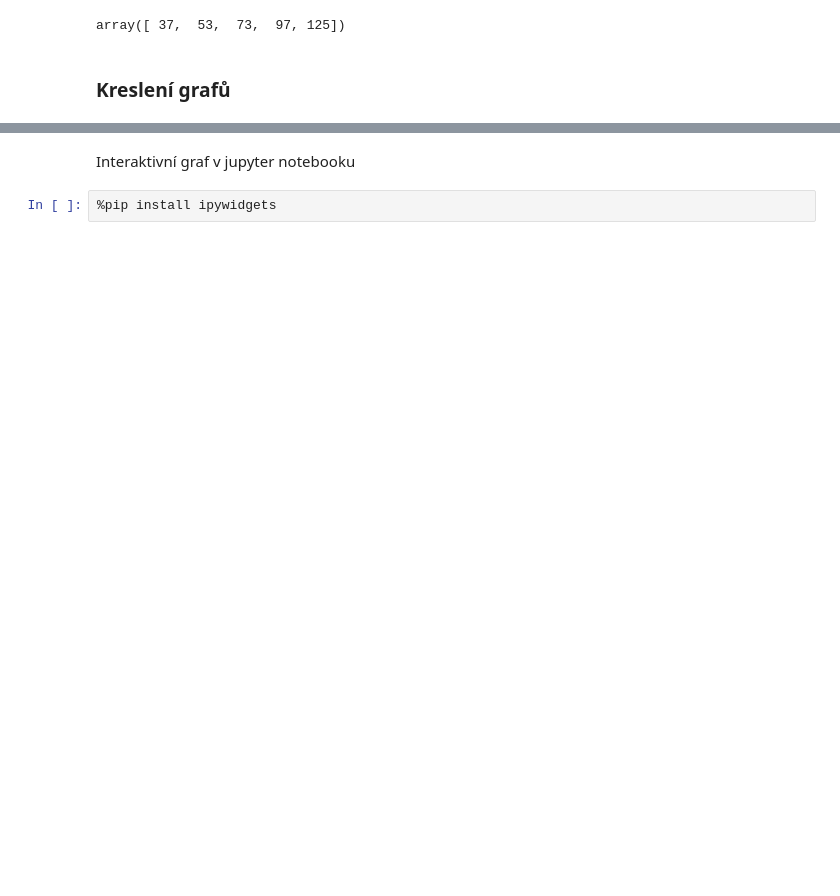
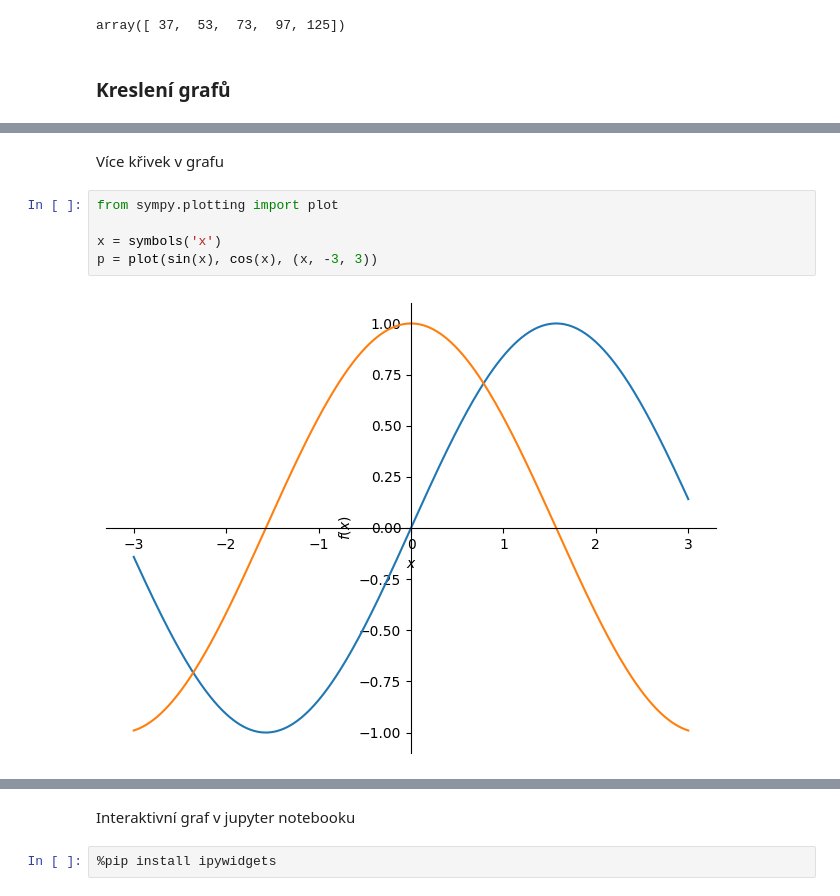
Before and after one commit to pkbcz/MSW2, a Jupyter notebook: 03a SymPy.ipynb, the cells around one changed output, grey strips where cells are left out. Cells and saved outputs as stored; diff of their text form; blank space fills up the shorter version.

```diff
--- a/03a SymPy.ipynb
+++ b/03a SymPy.ipynb
@@ -758,0 +922,9 @@ plotting.plot(f, (x,-5,5), ylim=(-10,10))
+# %% [markdown]
+Více křivek v grafu
+# %%
+from sympy.plotting import plot
+
+x = symbols('x')
+p = plot(sin(x), cos(x), (x, -3, 3))
+# %% [output]
+[figure, added]
```
Also changed, not shown: parts of 55 cells of this notebook, 3 other files.
